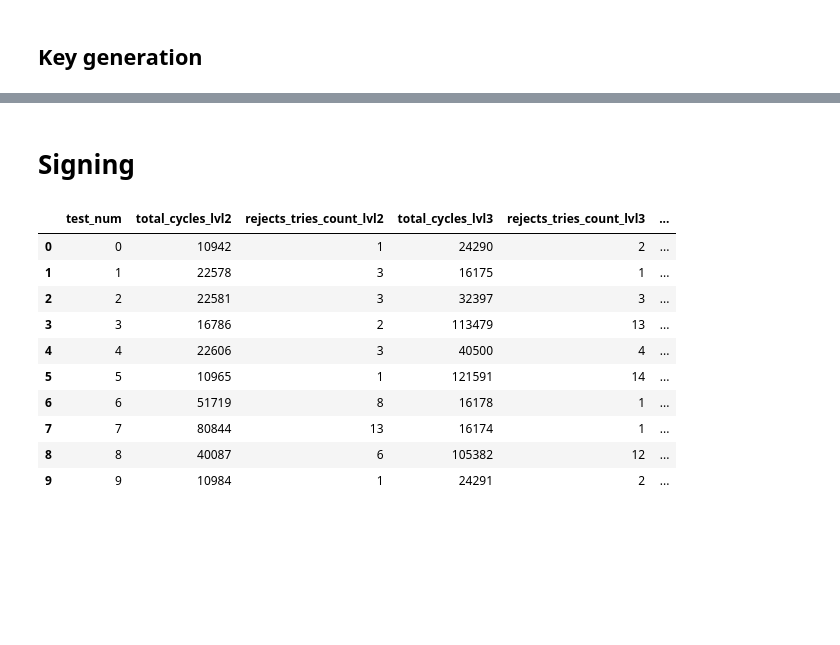
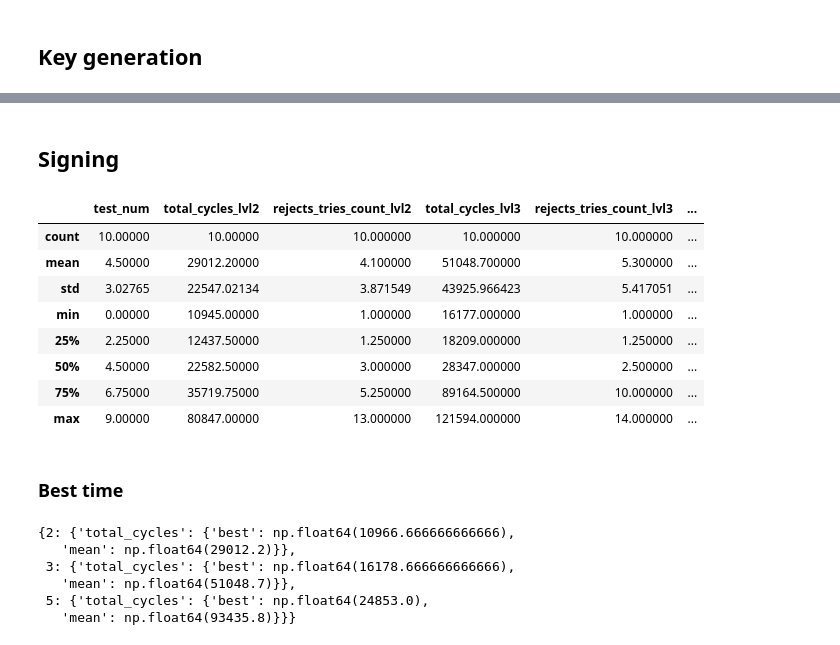
Before and after one commit to franos-cm/dilithium-comparison, a Jupyter notebook: tb/results/data_analysis.ipynb, the cells around one changed output, grey strips where cells are left out. Cells and saved outputs as stored; diff of their text form; code cells hidden in the pictures; blank space fills up the shorter version.

```diff
--- a/tb/results/data_analysis.ipynb
+++ b/tb/results/data_analysis.ipynb
@@ -11,7 +11,7 @@ class DilithiumStats:
             "initial_tv": initial_tv,
             "last_tv": last_tv
         }
-        self.file_template = "old/{op_type}_{design_id}_lvl{sec_level}_tv{initial_tv}_{last_tv}.csv"
+        self.file_template = "{op_type}_{design_id}_lvl{sec_level}_tv{initial_tv}_{last_tv}.csv"
 
     def get_filename(self, op_type, sec_level):
         return self.file_template.format(op_type=op_type, sec_level=sec_level, **self.base_template_vars)
@@ -33,6 +33,7 @@ class DilithiumStats:
         for current_sign_df in [sign_lvl2_df, sign_lvl3_df, sign_lvl5_df]:
             current_sign_df['rejects_tries_count'] = (current_sign_df['rejects_count'] + 1)
             current_sign_df.drop(labels="rejects_count", axis=1, inplace=True)
+        sign_lvl5_df = sign_lvl5_df.rename(columns={col: f"{col}_lvl5" for col in sign_lvl5_df.columns if (("cycles" in col) or ("tries" in col))})
 
         sign_df = pd.merge(sign_lvl2_df, sign_lvl3_df, on='test_num', suffixes=["_lvl2", "_lvl3"])
         sign_df = pd.merge(sign_df, sign_lvl5_df, on='test_num', suffixes=[None, "_lvl5"])
@@ -42,6 +43,7 @@ class DilithiumStats:
         verify_lvl2_df = pd.read_csv(self.get_filename(op_type="verify", sec_level="2")).drop(labels="success", axis=1)
         verify_lvl3_df = pd.read_csv(self.get_filename(op_type="verify", sec_level="3")).drop(labels="success", axis=1)
         verify_lvl5_df = pd.read_csv(self.get_filename(op_type="verify", sec_level="5")).drop(labels="success", axis=1)
+        verify_lvl5_df = verify_lvl5_df.rename(columns={col: f"{col}_lvl5" for col in verify_lvl5_df.columns if "cycles" in col})
         verify_df = pd.merge(verify_lvl2_df, verify_lvl3_df, on='test_num', suffixes=["_lvl2", "_lvl3"])
         verify_df = pd.merge(verify_df, verify_lvl5_df, on='test_num', suffixes=[None, "_lvl5"])
         return verify_df
@@ -80,4 +111,4 @@ lr_keygen_df.describe()
 # %% [markdown]
-# Signing
+## Signing
 # %%
 hp_sign_df = hp_stats.get_sign_data()
@@ -84,14 +116,14 @@ hp_sign_df = hp_stats.get_sign_data()
 # %%
-hp_sign_df
+hp_sign_df.describe()
 # %% [output]
 |  | test_num | total_cycles_lvl2 | rejects_tries_count_lvl2 | total_cycles_lvl3 | rejects_tries_count_lvl3 | ... |
-| 0 | 0 | 10942 | 1 | 24290 | 2 | ... |
-| 1 | 1 | 22578 | 3 | 16175 | 1 | ... |
-| 2 | 2 | 22581 | 3 | 32397 | 3 | ... |
-| 3 | 3 | 16786 | 2 | 113479 | 13 | ... |
-| 4 | 4 | 22606 | 3 | 40500 | 4 | ... |
-| 5 | 5 | 10965 | 1 | 121591 | 14 | ... |
-| 6 | 6 | 51719 | 8 | 16178 | 1 | ... |
-| 7 | 7 | 80844 | 13 | 16174 | 1 | ... |
-| 8 | 8 | 40087 | 6 | 105382 | 12 | ... |
-| 9 | 9 | 10984 | 1 | 24291 | 2 | ... |
+| count | 10.00000 | 10.00000 | 10.000000 | 10.000000 | 10.000000 | ... |
+| mean | 4.50000 | 29012.20000 | 4.100000 | 51048.700000 | 5.300000 | ... |
+| std | 3.02765 | 22547.02134 | 3.871549 | 43925.966423 | 5.417051 | ... |
+| min | 0.00000 | 10945.00000 | 1.000000 | 16177.000000 | 1.000000 | ... |
+| 25% | 2.25000 | 12437.50000 | 1.250000 | 18209.000000 | 1.250000 | ... |
+| 50% | 4.50000 | 22582.50000 | 3.000000 | 28347.000000 | 2.500000 | ... |
+| 75% | 6.75000 | 35719.75000 | 5.250000 | 89164.500000 | 10.000000 | ... |
+| max | 9.00000 | 80847.00000 | 13.000000 | 121594.000000 | 14.000000 | ... |
+# %% [markdown]
+### Best time
@@ -97,0 +142,9 @@ hp_sign_df
+# %%
+calculate_best_and_mean_time(hp_sign_df, ['total_cycles'])
+# %% [output]
+{2: {'total_cycles': {'best': np.float64(10966.666666666666),
+   'mean': np.float64(29012.2)}},
+ 3: {'total_cycles': {'best': np.float64(16178.666666666666),
+   'mean': np.float64(51048.7)}},
+ 5: {'total_cycles': {'best': np.float64(24853.0),
+   'mean': np.float64(93435.8)}}}
```
Also changed, not shown: parts of 11 cells of this notebook, 15 other files.
